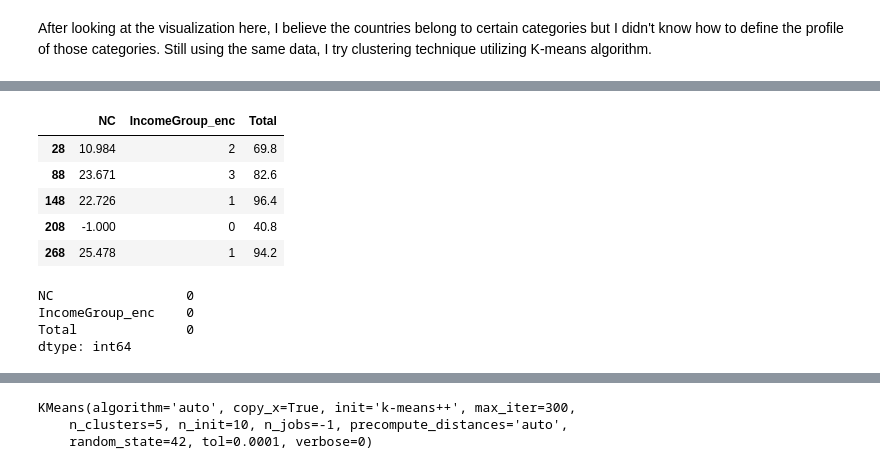
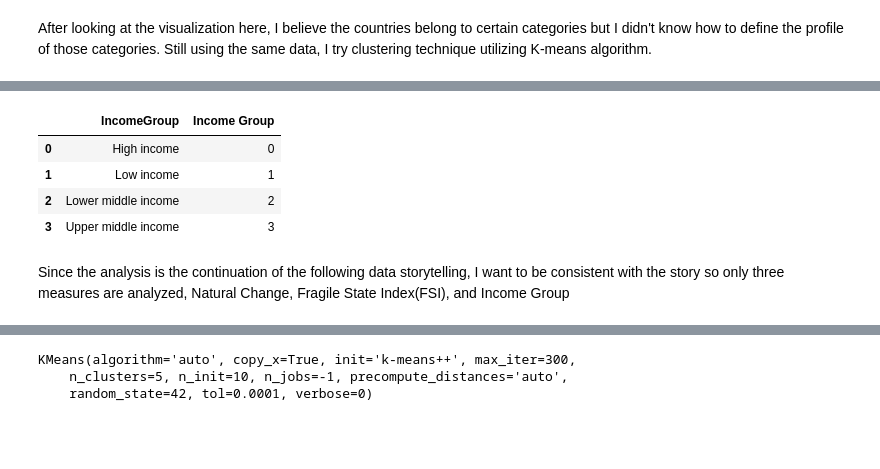
Before and after one commit to lilynuraini/lily, a Jupyter notebook: content/post/2022-01-02-countries-clustering/Untitled-Copy1.ipynb, the cells around one changed output, grey strips where cells are left out. Saved outputs shown, nothing was run; the diff lists cells and outputs as text; code cells hidden in the pictures; blank space fills up the shorter version.

```diff
--- a/content/post/2022-01-02-countries-clustering/Untitled-Copy1.ipynb
+++ b/content/post/2022-01-02-countries-clustering/Untitled-Copy1.ipynb
@@ -62,11 +42,7 @@ dtype: int64
 # %%
 #change IncomeGroup to integer and store the encoded IncomeGroup to IncomeGroup_enc
-
 le = LabelEncoder()
-
 df_2019['IncomeGroup_enc'] = le.fit_transform(df_2019['IncomeGroup'])
-
-label_encoder = le.fit_transform(df_2019['IncomeGroup'])
 
 #adding derived feature
 df_2019['NC'] = df_2019['BirthRate']-df_2019['DeathRate']
@@ -89,24 +64,22 @@ See the caveats in the documentation: http://pandas.pydata.org/pandas-docs/stabl
 | 208 | Estonia | EST | 2019 | 10.600 | 11.600 | Estonia | Estonia | Europe & Central Asia | ... |
 | 268 | Ethiopia | ETH | 2019 | 31.896 | 6.418 | Ethiopia | Ethiopia | Sub-Saharan Africa | ... |
 5 rows × 29 columns
+# %%
+le.fit(df_2019['IncomeGroup'])
+le_name_mapping = pd.DataFrame(le.classes_, le.transform(le.classes_))
+le_name_mapping['Income Group'] = le_name_mapping.index
+le_name_mapping = le_name_mapping.rename(columns={le_name_mapping.columns[0]: "IncomeGroup" })
+
+le_name_mapping
+# %% [output]
+|  | IncomeGroup | Income Group |
+| 0 | High income | 0 |
+| 1 | Low income | 1 |
+| 2 | Lower middle income | 2 |
+| 3 | Upper middle income | 3 |
+# %% [markdown]
+Since the analysis is the continuation of the following data storytelling, I want to be consistent with the story so only three measures are analyzed, Natural Change, Fragile State Index(FSI), and Income Group
 # %%
 #select columns for the analysis
 df_2019_withname = df_2019[['CountryName','CountryCode','NC','IncomeGroup','IncomeGroup_enc','Total']]
-df_2019_1 = df_2019[['CountryCode','NC','IncomeGroup_enc','Total']]
-df_2019_nolabel = df_2019[['NC','IncomeGroup_enc','Total']]
-
-df_2019_nolabel.head()
+df_clust = df_2019[['NC','IncomeGroup_enc','Total']]
-# %% [output]
-|  | NC | IncomeGroup_enc | Total |
-| 28 | 10.984 | 2 | 69.8 |
-| 88 | 23.671 | 3 | 82.6 |
-| 148 | 22.726 | 1 | 96.4 |
-| 208 | -1.000 | 0 | 40.8 |
-| 268 | 25.478 | 1 | 94.2 |
-# %%
-df_2019_nolabel.isnull().sum()
-# %% [output]
-NC                 0
-IncomeGroup_enc    0
-Total              0
-dtype: int64
```
Also changed, not shown: parts of 22 cells of this notebook, 5 other files.
